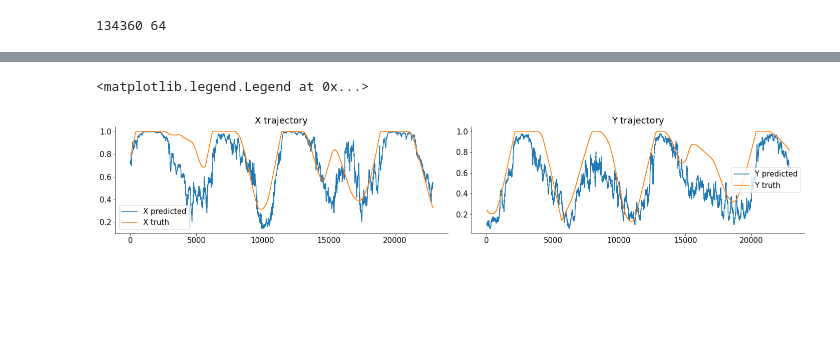
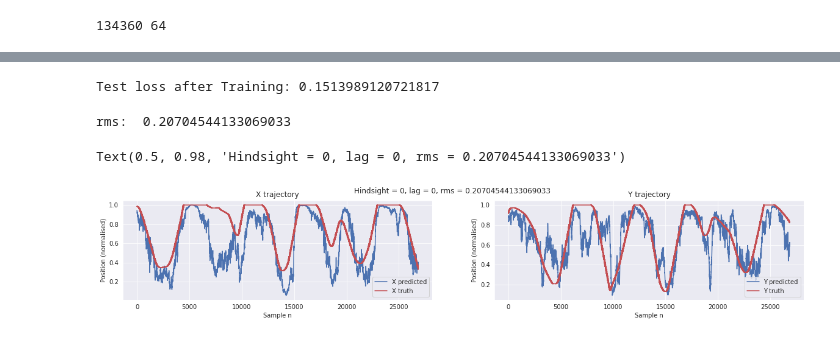
Before and after one commit to rnatarajan98/eCoG_Joystick_Analysis, a Jupyter notebook: MLP.ipynb, the cells around one changed output, grey strips where cells are left out. Drawn from its saved outputs; the diff is of its cells as text; code cells hidden in the pictures; blank space fills up the shorter version.

```diff
--- a/MLP.ipynb
+++ b/MLP.ipynb
@@ -278,7 +277,5 @@ yY_test = y_test[:,1]
 # %%
-modelX = Feedforward(x_train.shape[1], 20)
-modelY = Feedforward(x_train.shape[1], 20)
+model = Feedforward(x_train.shape[1], 100, y_train.shape[1])
 
 loss = torch.nn.L1Loss()
-optimizerX = torch.optim.SGD(modelX.parameters(), lr = 0.1)
-optimizerY = torch.optim.SGD(modelY.parameters(), lr = 0.1)
+optimizer = torch.optim.SGD(model.parameters(), lr = 0.1)
@@ -371,0 +379,10 @@ Y: 0.18242336809635162
+# %%
+model.eval()
+y_pred = model(x_test)
+
+after_train = loss(y_pred.squeeze(), y_test)
+
+
+print('Test loss after Training: {}'.format(after_train.item()))
+# %% [output]
+Test loss after Training: 0.1513989120721817
@@ -372,15 +448,46 @@ Y: 0.18242336809635162
+# %%
+yi = int(y.shape[1]/2)
+
+y_extracted_true = y_test[:, [0, yi]]
+x_traj_true = y_extracted_true[:,0].tolist()
+y_traj_true = y_extracted_true[:,1].tolist()
+
+y_extracted_pred = y_pred[:, [0, yi]]
+x_traj_pred = y_extracted_pred[:,0].tolist()
+y_traj_pred = y_extracted_pred[:,1].tolist()
+# %%
+def rms(sig1, sig2):
+    _diff = sig1 - sig2
+    _diff_flat = _diff.flatten()
+    _rms = np.sqrt(np.mean(_diff_flat**2))
+    #Normalise by sample length
+    return _rms
+# %%
+traj_preds = [x_traj_pred, y_traj_pred]
+traj_preds = np.array([item for sublist in traj_preds for item in sublist]).flatten()
+traj_true = [x_traj_true, y_traj_true]
+traj_true = np.array([item for sublist in traj_true for item in sublist]).flatten()
+final_rms = rms(traj_preds, traj_true)
+print("rms: ", final_rms)
+# %% [output]
+rms:  0.20704544133069033
 # %%
-plt.figure()
+plt.figure(figsize=(20, 3))
 plt.subplot(1, 2, 1)
-plt.plot(yX_pred.tolist(), label="X predicted")
-plt.plot(yX_test, label="X truth")
+plt.plot(x_traj_pred, label="X predicted")
+plt.plot(x_traj_true, label="X truth", color='#C44E52')
 plt.title('X trajectory')
+plt.xlabel('Sample n')
+plt.ylabel('Position (normalised)')
 plt.legend()
 plt.subplot(1, 2, 2)
-plt.plot(yY_pred.tolist(), label="Y predicted")
-plt.plot(yY_test, label="Y truth")
+plt.plot(y_traj_pred, label="Y predicted")
+plt.plot(y_traj_true, label="Y truth", color='#C44E52')
 plt.title('Y trajectory')
+plt.xlabel('Sample n')
+plt.ylabel('Position (normalised)')
 plt.legend()
+plt.suptitle('Hindsight = {}, lag = {}, rms = {}'.format(h, l, final_rms))
 # %% [output]
-<matplotlib.legend.Legend at 0x...>
+Text(0.5, 0.98, 'Hindsight = 0, lag = 0, rms = 0.20704544133069033')
-[figure, old version]
+[figure, new version]
```
Also changed, not shown: parts of 24 cells of this notebook, 3 other files.
